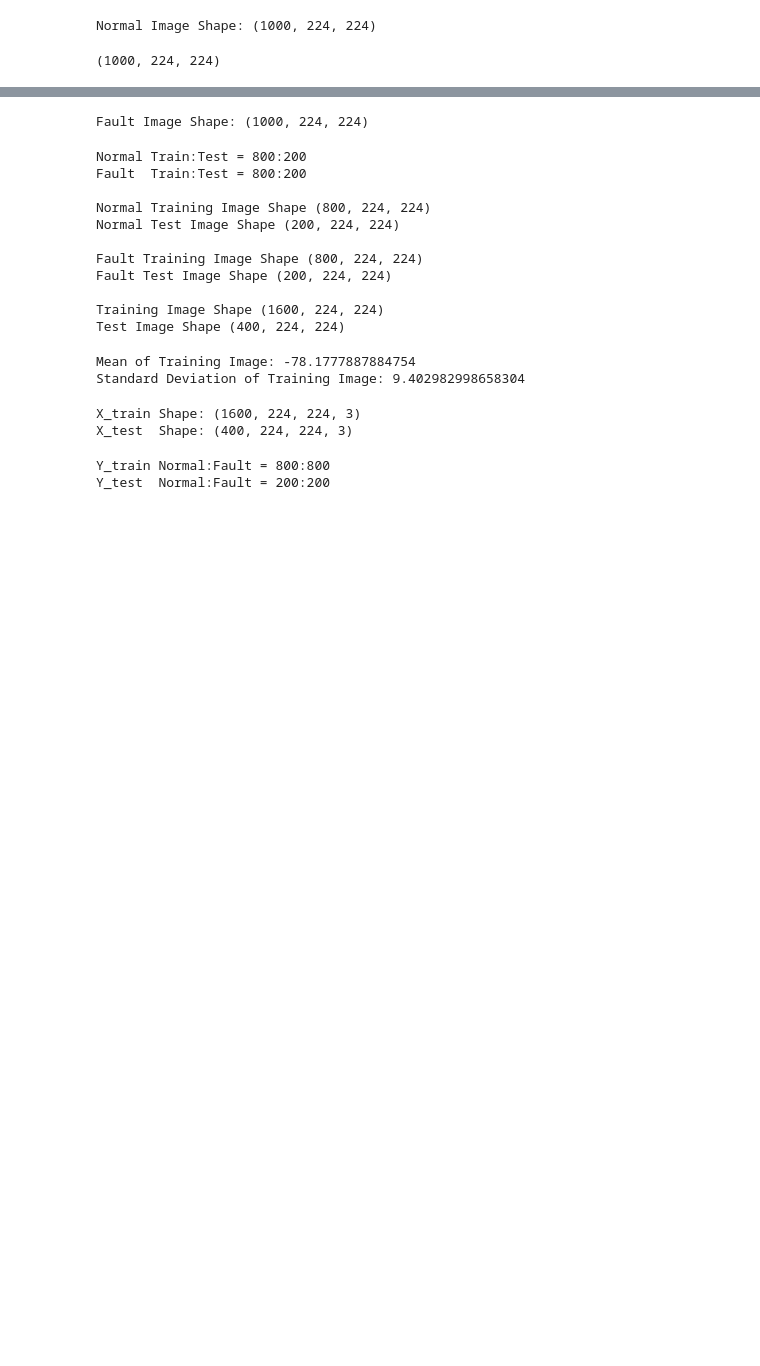
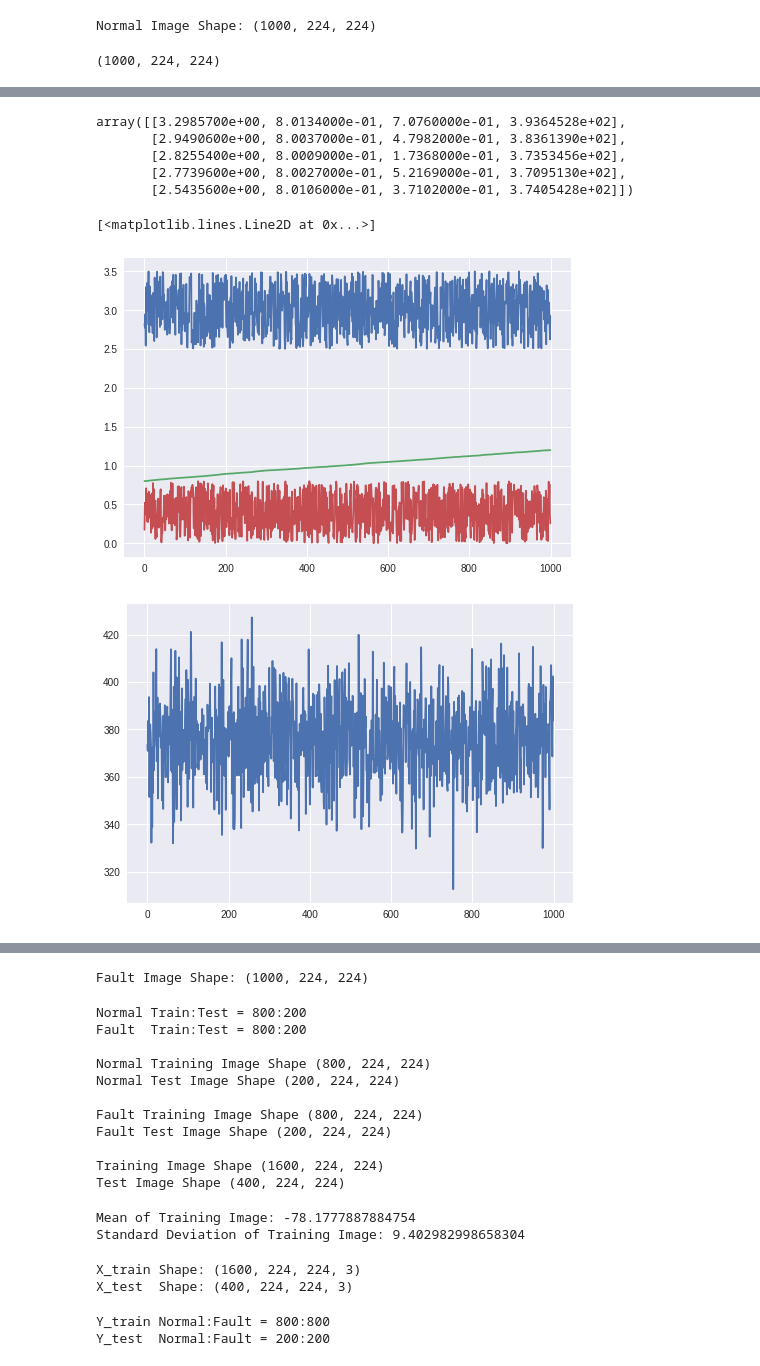
Before and after one commit to Joovvhan/ColabTest, a Jupyter notebook: Save Image With Label as NPZ.ipynb, the cells around one changed output, grey strips where cells are left out. Cells and saved outputs as stored; diff of their text form; code cells hidden in the pictures; blank space fills up the shorter version.

```diff
--- a/Save Image With Label as NPZ.ipynb
+++ b/Save Image With Label as NPZ.ipynb
@@ -37,0 +102,10 @@ Mounted at /content/gdrive
+# %%
+fileNameWav = dataFiles[j].split('/')[-1]
+print(fileNameWav)
+fileName = fileNameWav.replace('.wav', '')
+fileLabels = fileName.split('_')
+print(fileLabels)
+label =[float(label[1:9]) for label in fileLabels]
+labels.append(label)
+
+print(label)
@@ -112,3 +190,16 @@ Normal Image Shape: (1000, 224, 224)
 imgsNormal.shape
 # %% [output]
 (1000, 224, 224)
+# %%
+labels = list()
+
+for i in trange(1000):
+    fileName = filesNormal[i].replace('.wav', '')
+    fileLabels = fileName.split('_')
+    label =[float(label[1:-1]) for label in fileLabels]
+    labels.append(label)
+
+labels =  np.asarray(labels)
+
+print(labels)
+# len(filesNormal)
@@ -114,0 +214,25 @@ imgsNormal.shape
+# %%
+# np.sort(labels, axis = 0)
+labels[labels[:, 1] <= 8.0134000e-01]
+# %% [output]
+array([[3.2985700e+00, 8.0134000e-01, 7.0760000e-01, 3.9364528e+02],
+       [2.9490600e+00, 8.0037000e-01, 4.7982000e-01, 3.8361390e+02],
+       [2.8255400e+00, 8.0009000e-01, 1.7368000e-01, 3.7353456e+02],
+       [2.7739600e+00, 8.0027000e-01, 5.2169000e-01, 3.7095130e+02],
+       [2.5435600e+00, 8.0106000e-01, 3.7102000e-01, 3.7405428e+02]])
+# %%
+imgPack = [(imgsNormal[i, :, :], labels[i, 0], labels[i, 1], labels[i, 2], labels[i, 3]) for i in range(1000)]
+# %%
+x = np.asarray(sorted(imgPack, key=lambda index: index[2]))
+# %%
+plt.figure()
+plt.plot(x[:, 1])
+plt.plot(x[:, 2])
+plt.plot(x[:, 3])
+
+plt.figure()
+plt.plot(x[:, 4])
+# %% [output]
+[<matplotlib.lines.Line2D at 0x...>]
+[figure, added]
+[figure, added]
```
Also changed, not shown: parts of 12 cells of this notebook.
